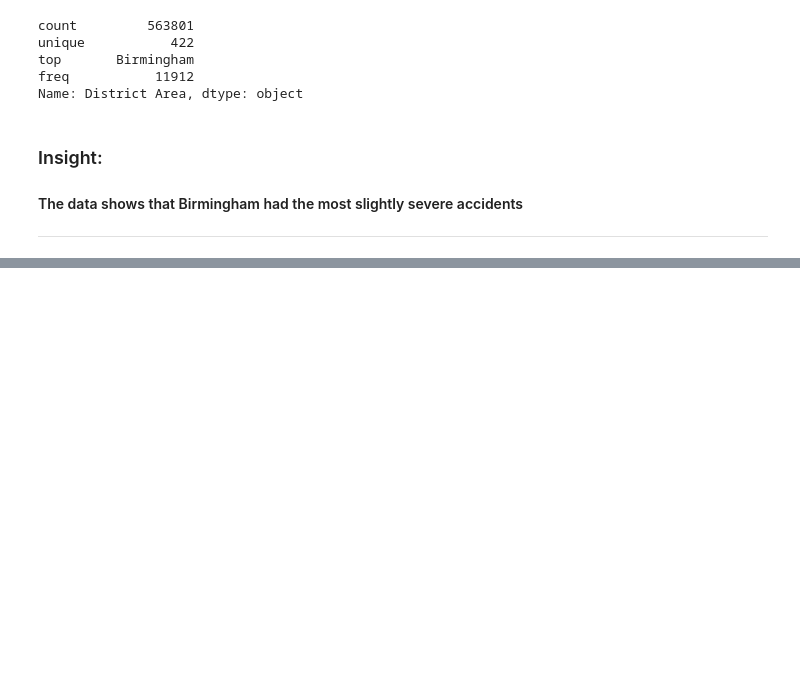
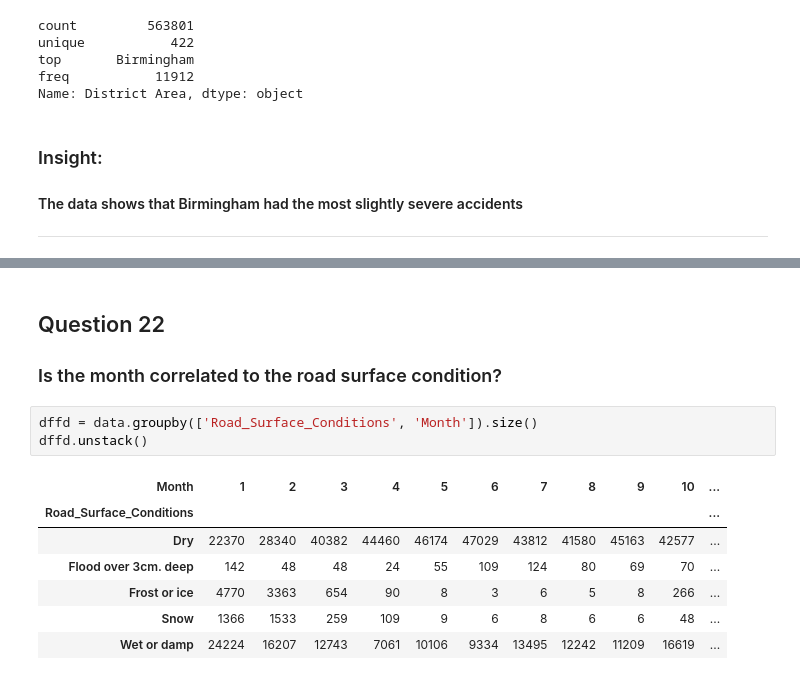
Before and after one commit to MArK720767/ELEC303-DataAnalytics, a Jupyter notebook: ELEC303 _GarayMark/Activity 2.ipynb, the cells around one changed output, grey strips where cells are left out. Saved outputs shown, nothing was run; the diff lists cells and outputs as text; blank space fills up the shorter version.

```diff
--- a/ELEC303 _GarayMark/Activity 2.ipynb
+++ b/ELEC303 _GarayMark/Activity 2.ipynb
@@ -459,0 +527,14 @@ Name: District Area, dtype: object
+# %% [markdown]
+ <h2>Question 22</h2>
+<h3>Is the month correlated to the road surface condition?</h3>
+# %%
+dffd = data.groupby(['Road_Surface_Conditions', 'Month']).size()
+dffd.unstack()
+# %% [output]
+| Month | 1 | 2 | 3 | 4 | 5 | 6 | 7 | 8 | 9 | 10 | ... |
+| Road_Surface_Conditions |  |  |  |  |  |  |  |  |  |  | ... |
+| Dry | 22370 | 28340 | 40382 | 44460 | 46174 | 47029 | 43812 | 41580 | 45163 | 42577 | ... |
+| Flood over 3cm. deep | 142 | 48 | 48 | 24 | 55 | 109 | 124 | 80 | 69 | 70 | ... |
+| Frost or ice | 4770 | 3363 | 654 | 90 | 8 | 3 | 6 | 5 | 8 | 266 | ... |
+| Snow | 1366 | 1533 | 259 | 109 | 9 | 6 | 8 | 6 | 6 | 48 | ... |
+| Wet or damp | 24224 | 16207 | 12743 | 7061 | 10106 | 9334 | 13495 | 12242 | 11209 | 16619 | ... |
```
Also changed, not shown: parts of 16 cells of this notebook.
